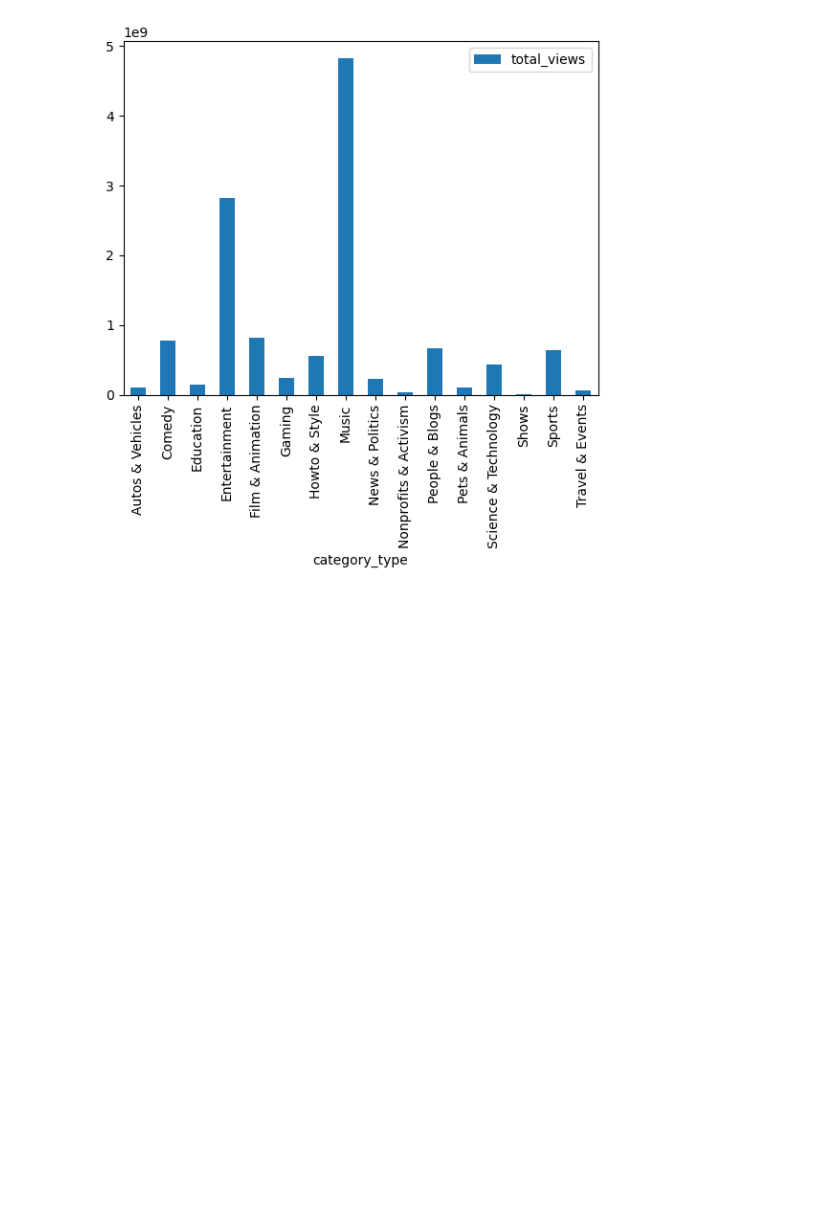
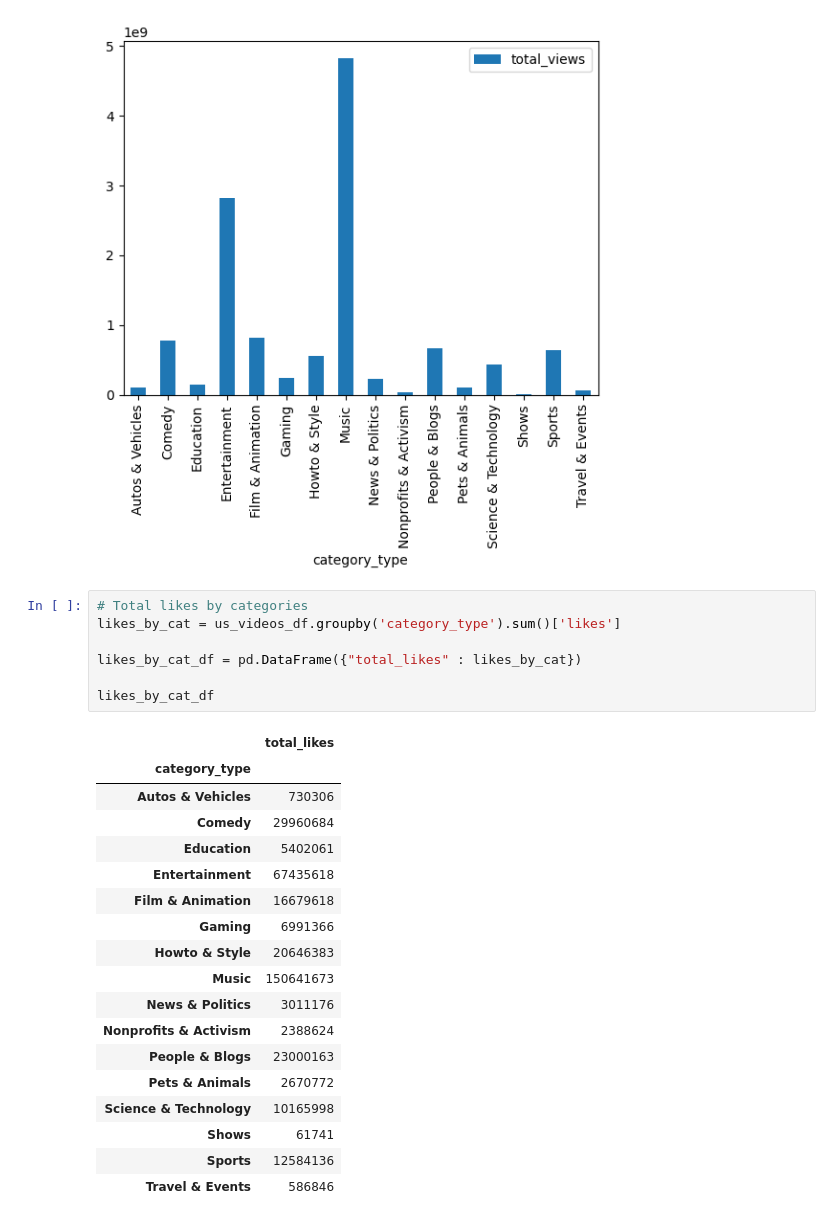
Before and after one commit to GFAmsterdam/Youtube_Trending_Video_Analysis, a Jupyter notebook: Ming/exploratory_analysis/exploratory_analysis.ipynb, the cells around one changed output. Drawn from its saved outputs; the diff is of its cells as text; blank space fills up the shorter version.

```diff
--- a/exploratory_analysis/exploratory_analysis.ipynb
+++ b/Ming/exploratory_analysis/exploratory_analysis.ipynb
@@ -141,3 +141,29 @@ total_views_by_cat_df.plot(kind="bar")
 # %% [output]
 <AxesSubplot:xlabel='category_type'>
 [figure]
+# %%
+# Total likes by categories
+likes_by_cat = us_videos_df.groupby('category_type').sum()['likes']
+
+likes_by_cat_df = pd.DataFrame({"total_likes" : likes_by_cat})
+
+likes_by_cat_df
+# %% [output]
+|  | total_likes |
+| category_type |  |
+| Autos & Vehicles | 730306 |
+| Comedy | 29960684 |
+| Education | 5402061 |
+| Entertainment | 67435618 |
+| Film & Animation | 16679618 |
+| Gaming | 6991366 |
+| Howto & Style | 20646383 |
+| Music | 150641673 |
+| News & Politics | 3011176 |
+| Nonprofits & Activism | 2388624 |
+| People & Blogs | 23000163 |
+| Pets & Animals | 2670772 |
+| Science & Technology | 10165998 |
+| Shows | 61741 |
+| Sports | 12584136 |
+| Travel & Events | 586846 |
```
Also changed, not shown: parts of 2 cells of this notebook, 6 other files.
